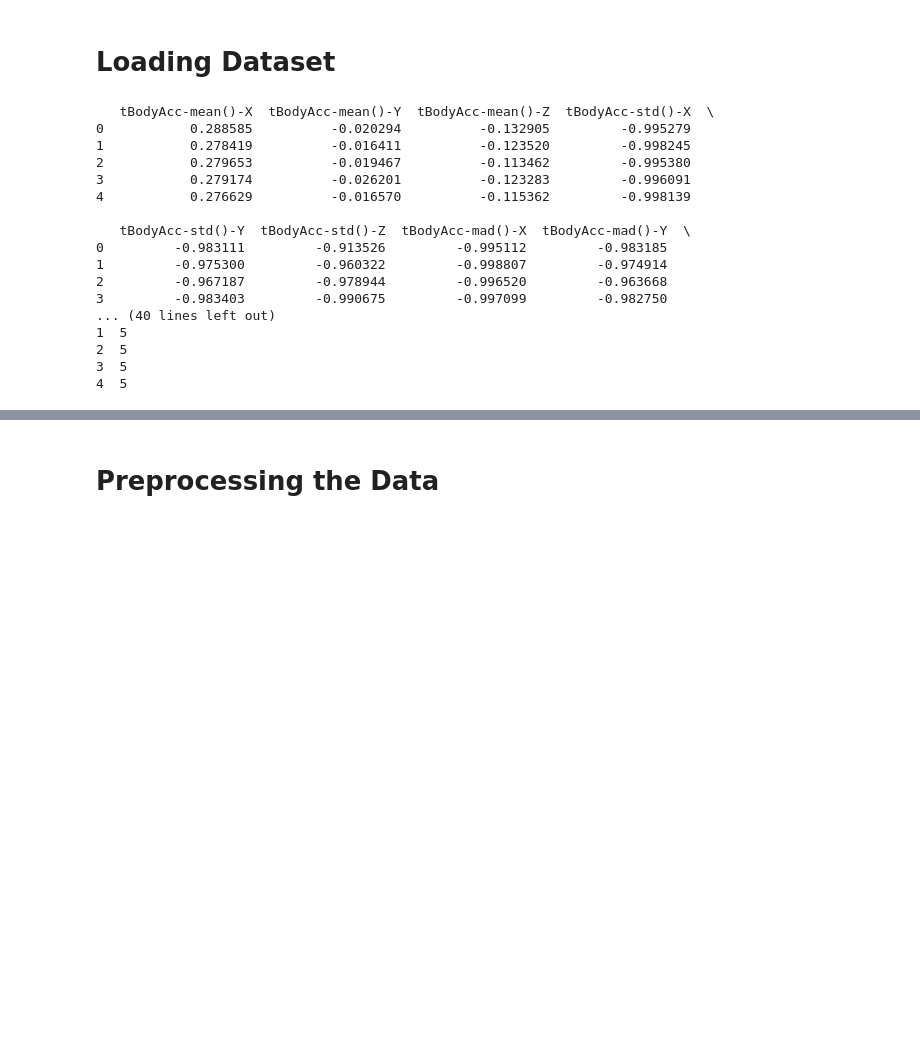
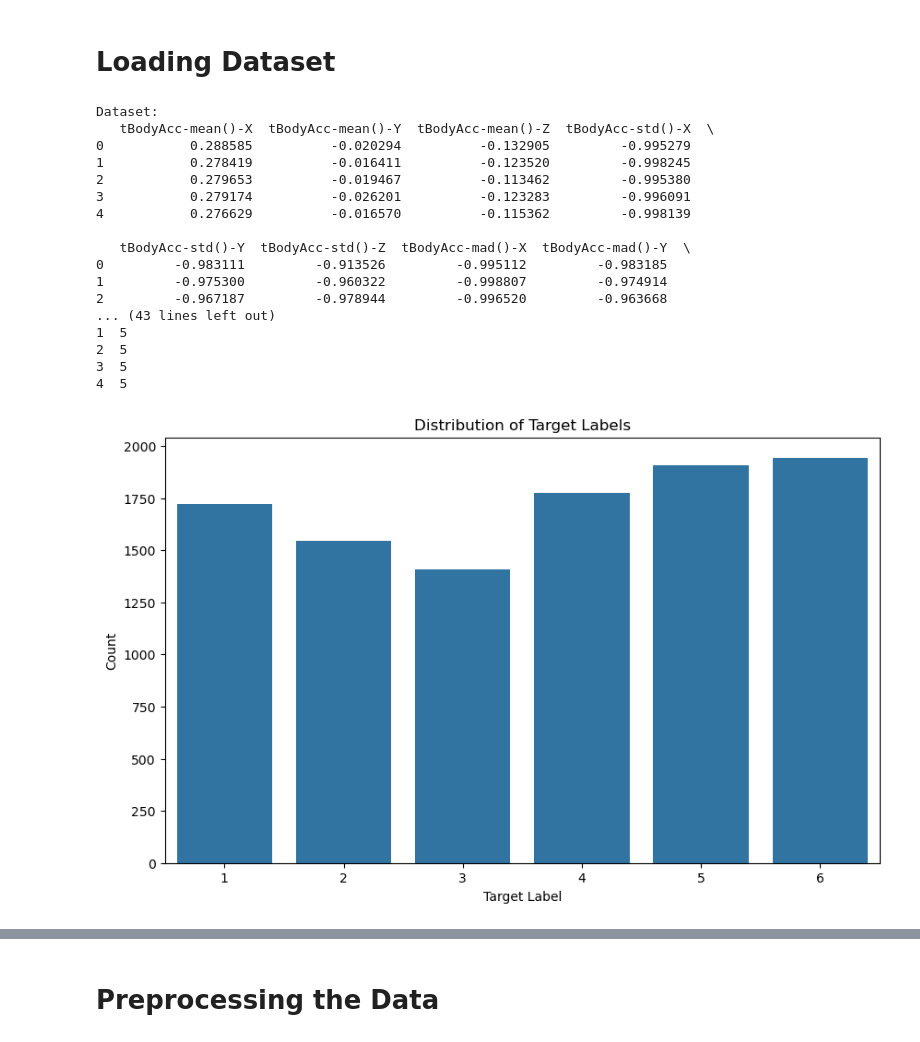
Before and after one commit to nelsondca/Gesture-UI, a Jupyter notebook: data.ipynb, the cells around one changed output, grey strips where cells are left out. Drawn from its saved outputs; the diff is of its cells as text; code cells hidden in the pictures; blank space fills up the shorter version.

Commit message:
Preprocessing Data

```diff
--- a/data.ipynb
+++ b/data.ipynb
@@ -3,40 +3,61 @@
 # %%
 import pandas as pd
 import numpy as np
+import matplotlib.pyplot as plt
+import seaborn as sns
 
-# Rrandom seed
+# Set the random seed
 SEED = 412122
 np.random.seed(SEED)
 
-# Loading dataset
-data = pd.read_csv(r"C:/Users/Neo/Desktop/UI project/Gesture UI/dataset.txt", delim_whitespace=True, header=None)
+# Load dataset
+data = pd.read_csv(r"C:/Users/Neo/Desktop/UI project/Gesture UI/dataset.txt", sep='\s+', header=None)
 targets = pd.read_csv(r"C:/Users/Neo/Desktop/UI project/Gesture UI/targets.txt", header=None)
 
-# Loading feature names
-features = pd.read_csv(r"C:/Users/Neo/Desktop/UI project/Gesture UI/features.txt", delim_whitespace=True, header=None, usecols=[1])
+# Load feature names
+features = pd.read_csv(r"C:/Users/Neo/Desktop/UI project/Gesture UI/features.txt", sep='\s+', header=None, usecols=[1])
 features = features.squeeze().tolist()
 
-# Assigning feature names to the dataset
+# Assign feature names to the dataset
 data.columns = features
 
-# Verifying the data
+# Verify the data
+print("Dataset:")
 print(data.head())
+
+print("\nTargets:")
 print(targets.head())
+
+# Plot the distribution of target labels
+plt.figure(figsize=(10, 6))
+sns.countplot(x=targets[0])
+plt.title('Distribution of Target Labels')
+plt.xlabel('Target Label')
+plt.ylabel('Count')
+plt.show()
+
+# Plot the correlation matrix
+plt.figure(figsize=(12, 10))
+correlation_matrix = data.corr()
+sns.heatmap(correlation_matrix, cmap='coolwarm')
+plt.title('Correlation Matrix')
+plt.show()
 # %% [output]
+Dataset:
    tBodyAcc-mean()-X  tBodyAcc-mean()-Y  tBodyAcc-mean()-Z  tBodyAcc-std()-X  \
 0           0.288585          -0.020294          -0.132905         -0.995279
 1           0.278419          -0.016411          -0.123520         -0.998245
 2           0.279653          -0.019467          -0.113462         -0.995380
 3           0.279174          -0.026201          -0.123283         -0.996091
 4           0.276629          -0.016570          -0.115362         -0.998139
 
    tBodyAcc-std()-Y  tBodyAcc-std()-Z  tBodyAcc-mad()-X  tBodyAcc-mad()-Y  \
 0         -0.983111         -0.913526         -0.995112         -0.983185
 1         -0.975300         -0.960322         -0.998807         -0.974914
 2         -0.967187         -0.978944         -0.996520         -0.963668
-3         -0.983403         -0.990675         -0.997099         -0.982750
-... (40 lines left out)
+... (43 lines left out)
 1  5
 2  5
 3  5
 4  5
+[figure, added]
```
Also changed, not shown: parts of 3 cells of this notebook.
